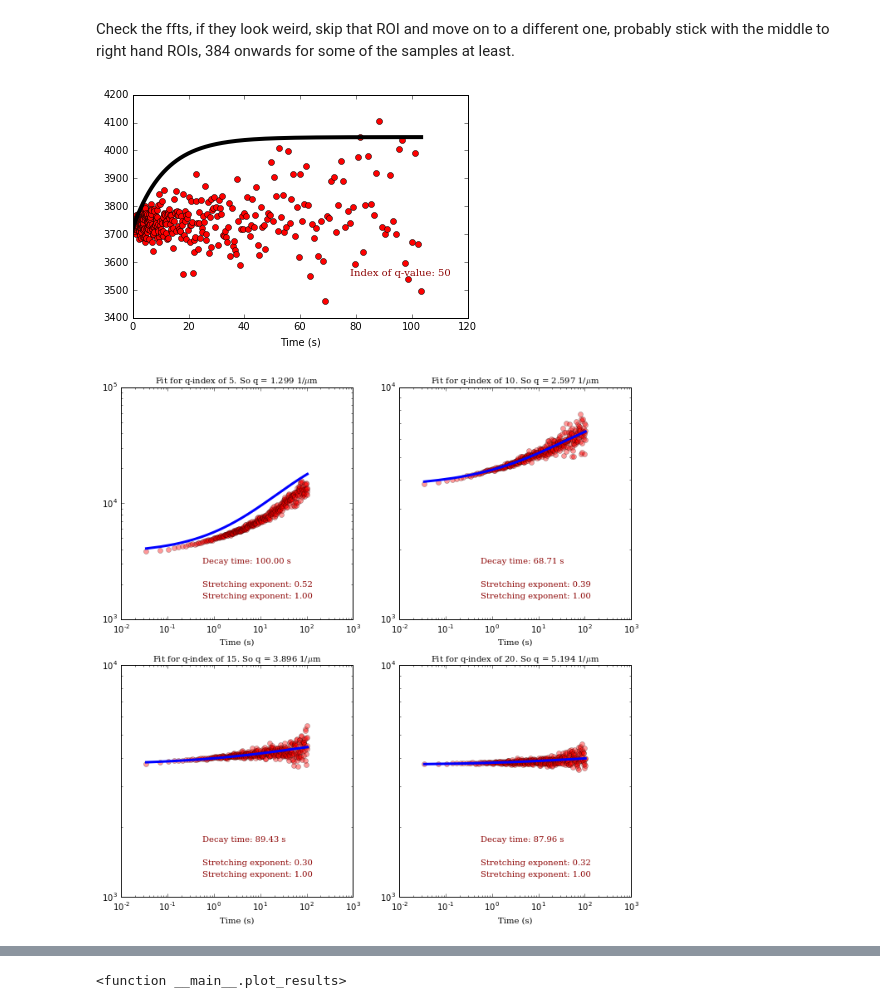
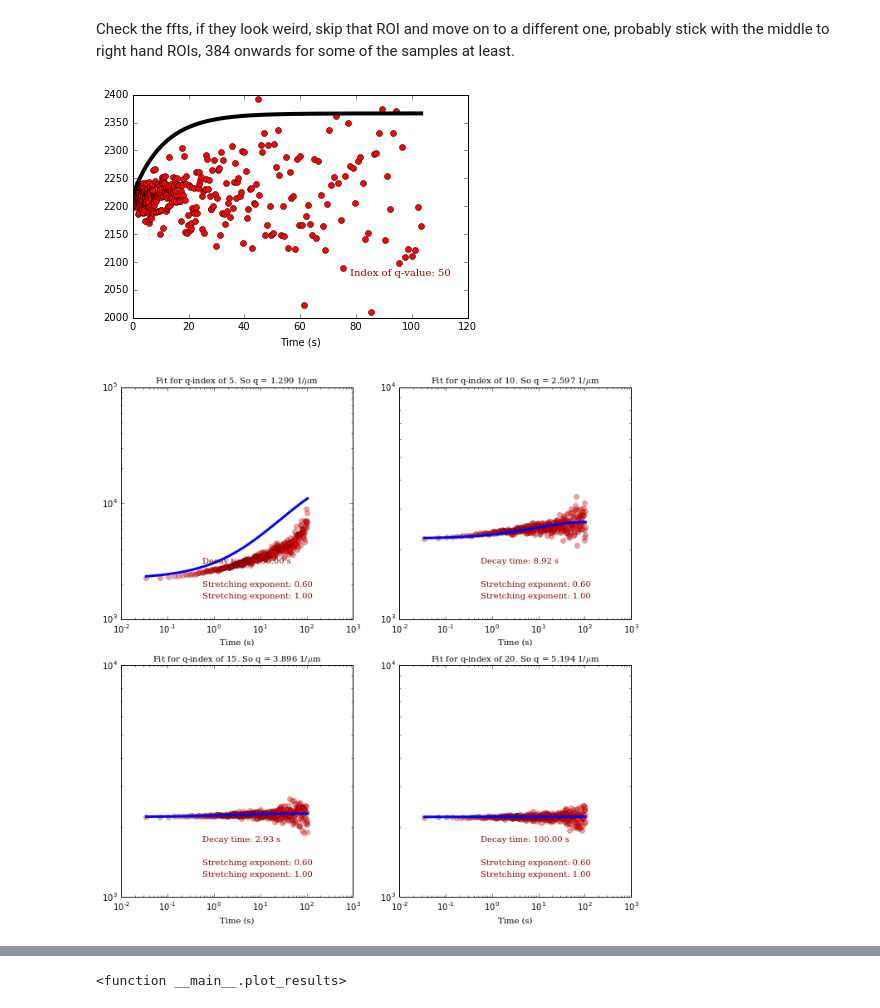
Before and after one commit to rmcgorty/Differential-Dynamic-Microscopy---Python, a Jupyter notebook: DDM analysis for DNA samples.ipynb, the cells around one changed output, grey strips where cells are left out. Cells and saved outputs as stored; diff of their text form; code cells hidden in the pictures.

```diff
--- a/DDM analysis for DNA samples.ipynb
+++ b/DDM analysis for DNA samples.ipynb
@@ -53,15 +53,15 @@ Check the ffts, if they look weird, skip that ROI and move on to a different one
 %matplotlib inline
 mpld3.enable_notebook()
 # Change the directory or data file and change the condition number so the average ROI list can be iterated over
-ss = 6 #changes the video
-c = 7 #changes the ROI
+ss = 7 #changes the video
+c = 0 #changes the ROI
 
 data_dir = "Z:\\Devynn_Summer2018\\Data\\2018-07-11_DNA\\2018-07-11_videos\\Actin\\"
 #"Z:\\Devynn_Summer2018\\Data\\2018-06-07_DNA\\videos\\"
 #"D:\\videos\\"
 #"Z:\\Devynn_Summer2018\\Data\\2018-06-01_DNA\\AllVideos\\"
 
-data_file = Sample[num]+"_"+samNumber[ss]+"_MMStack_Pos0.ome_"+ROI[c]+"_top_128x128_FFTDIFFS_dts_ravs.p"
+data_file = Sample[num]+"_"+samNumber[ss]+"_MMStack_Pos0.ome_"+ROI[c]+"_bottom_128x128_FFTDIFFS_dts_ravs.p"
 
 dat = pickle.load(open(data_dir + data_file,'r'))
 ravs = dat['ravs']
@@ -74,22 +74,22 @@ ffts = dat['ffts']
 # %%
 %matplotlib inline
 mpld3.enable_notebook()
 
 q = np.arange(0,imDimension/2)*2*np.pi*(1./(imDimension*px))
 times = dts/framerate
 q_index = 50
-backg = 3720
+backg = 2220
 #We try to use the function `returnReasonableParams` to find reasonable initial guesses for the fitting function
 
 pars,minp,maxp,lmin,lmax,fix = ddm.returnReasonableParams(d=ravs[:,q_index],bg=backg, double=False, fps=framerate)
 plt.plot(times, ravs[:,q_index],'ro') #plot the data
 plt.plot(times, ddm.dTheory(times,*pars), '-k', lw=4) #see how well the initial guess performs
 ax = plt.gca()
 plt.text(0.8, 0.2, 'Index of q-value: %i' % q_index, horizontalalignment='center', verticalalignment='center',
            transform=ax.transAxes, fontdict=font_plt)
 plt.xlabel('Time (s)');
 # %% [output]
-[figure, old version]
+[figure, new version]
 # %%
 def two_rounds_fitting(data, times):
     '''
@@ -109,7 +109,7 @@ def two_rounds_fitting(data, times):
     pars[3]=0.6
     maxp[1] = 100
     maxp[5] = 100
-    fix[3]=False
+    fix[3]=True
     fix[2]=True
     minp[6] = 0.5
     maxp[6]=1.0
@@ -164,7 +164,7 @@ for i,q_index in enumerate([5,10,15,20]):
     ax.set_title("Fit for q-index of %i. So q = %.3f 1/$\mu$m" % (q_index, q[q_index]), fontdict=font_plt_ax)
     #ax.set_ylim(2.5e3,4.5e3)
 # %% [output]
-[figure, old version]
+[figure, new version]
 # %%
 #Now, we'll do that fit for *all* q-values
 
```
Also changed, not shown: parts of 2 cells of this notebook.
